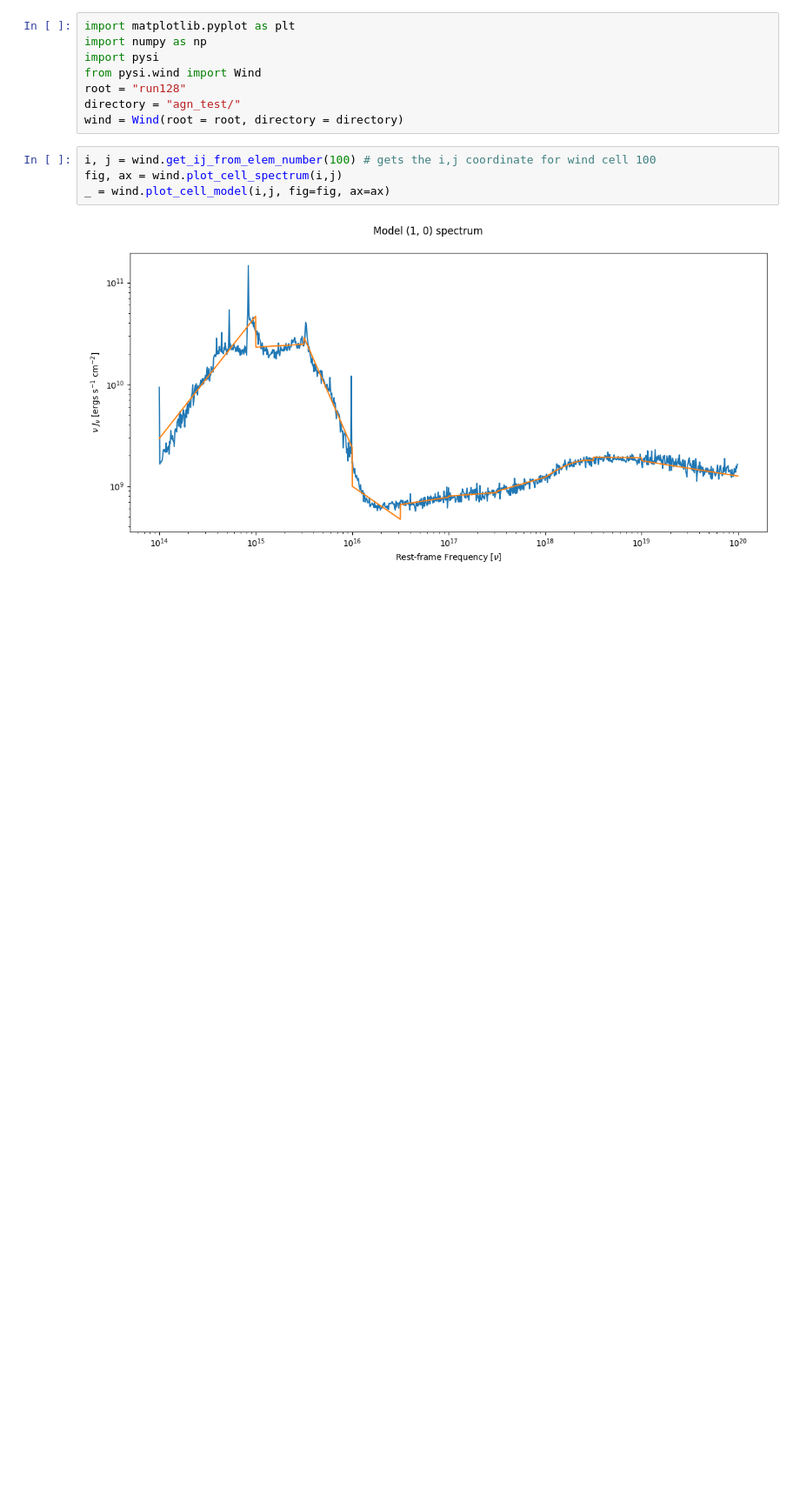
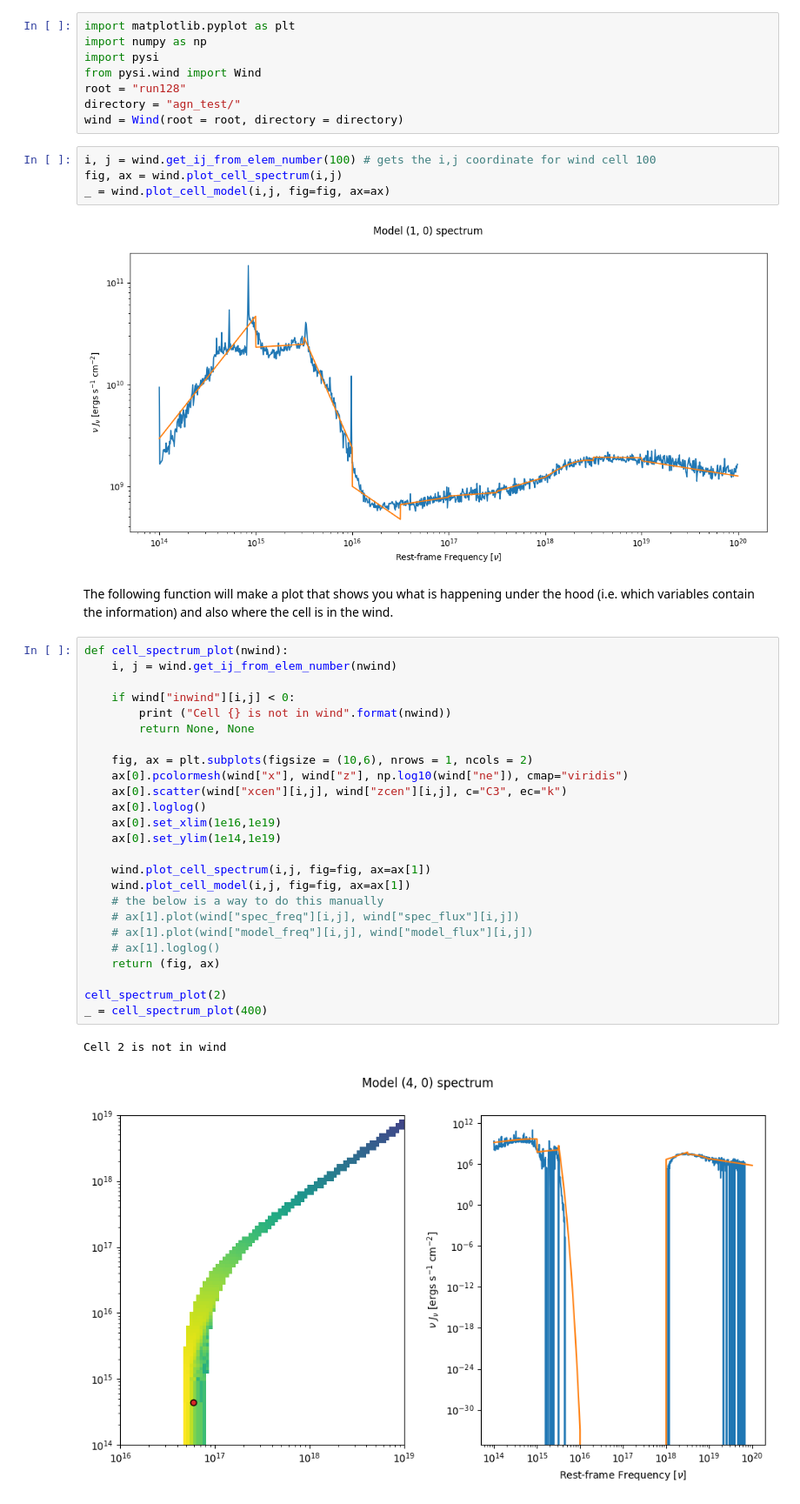
Before and after one commit to sirocco-rt/sirocco, a Jupyter notebook: docs/sphinx/source/plotting/ion-models.ipynb, the cells around one changed output. Shown: that part at 87% size. Cells and saved outputs as stored; diff of their text form; blank space fills up the shorter version.

Commit message:
attempt to document pysi API + improve spectral model plotting docs

```diff
--- a/docs/sphinx/source/plotting/ion-models.ipynb
+++ b/docs/sphinx/source/plotting/ion-models.ipynb
@@ -24,3 +22,33 @@ fig, ax = wind.plot_cell_spectrum(i,j)
 _ = wind.plot_cell_model(i,j, fig=fig, ax=ax)
 # %% [output]
 [figure]
+# %% [markdown]
+The following function will make a plot that shows you what is happening under the hood (i.e. which variables contain the information) and also where the cell is in the wind.
+# %%
+def cell_spectrum_plot(nwind):
+    i, j = wind.get_ij_from_elem_number(nwind)
+
+    if wind["inwind"][i,j] < 0:
+        print ("Cell {} is not in wind".format(nwind))
+        return None, None
+
+    fig, ax = plt.subplots(figsize = (10,6), nrows = 1, ncols = 2)
+    ax[0].pcolormesh(wind["x"], wind["z"], np.log10(wind["ne"]), cmap="viridis")
+    ax[0].scatter(wind["xcen"][i,j], wind["zcen"][i,j], c="C3", ec="k")
+    ax[0].loglog()
+    ax[0].set_xlim(1e16,1e19)
+    ax[0].set_ylim(1e14,1e19)
+
+    wind.plot_cell_spectrum(i,j, fig=fig, ax=ax[1])
+    wind.plot_cell_model(i,j, fig=fig, ax=ax[1])
+    # the below is a way to do this manually
+    # ax[1].plot(wind["spec_freq"][i,j], wind["spec_flux"][i,j])
+    # ax[1].plot(wind["model_freq"][i,j], wind["model_flux"][i,j])
+    # ax[1].loglog()
+    return (fig, ax)
+
+cell_spectrum_plot(2)
+_ = cell_spectrum_plot(400)
+# %% [output]
+Cell 2 is not in wind
+[figure, added]
```
Also changed, not shown: parts of 3 cells of this notebook, 6 other files.
